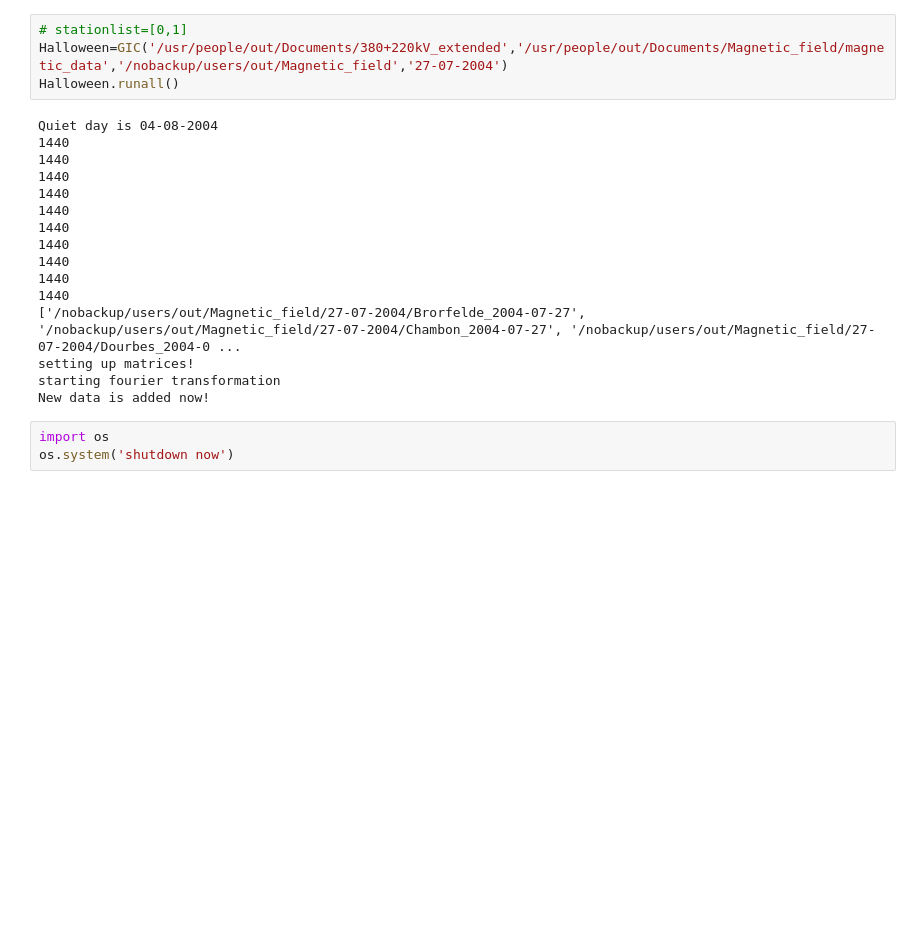
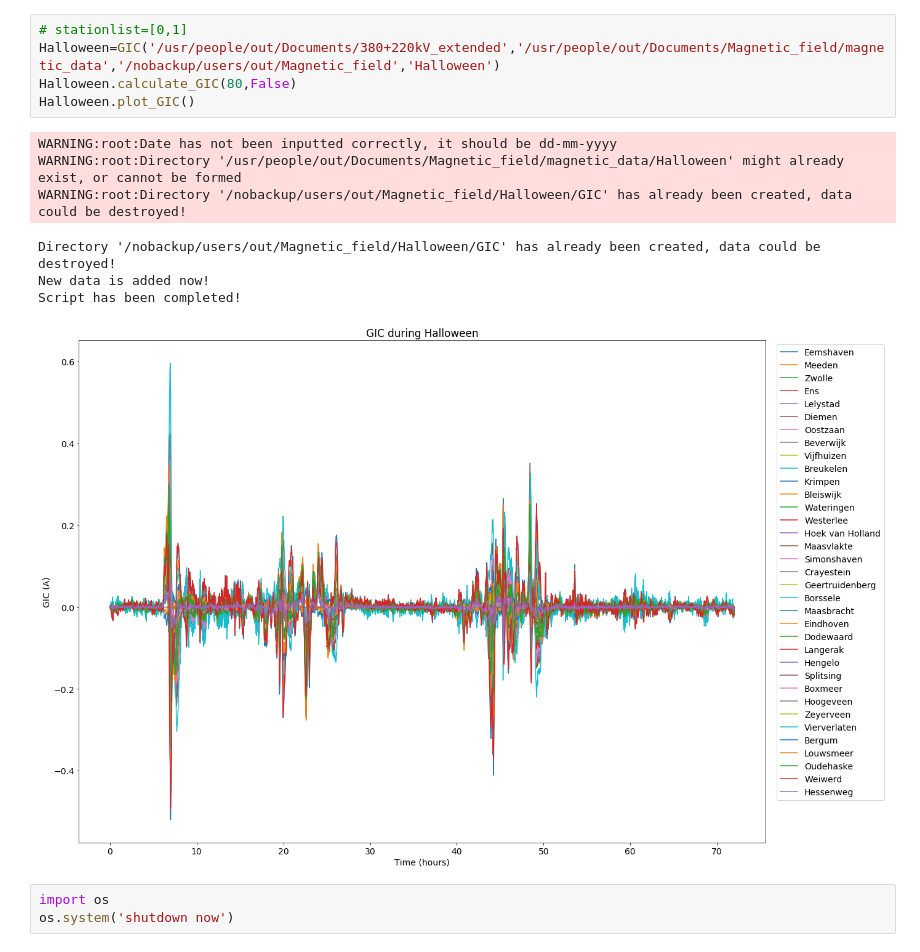
Before and after one commit to outfrenk/Dutch_GIC, a Jupyter notebook: Class_GIC_optimized.ipynb, the cells around one changed output. Drawn from its saved outputs; the diff is of its cells as text; blank space fills up the shorter version.

```diff
--- a/Class_GIC_optimized.ipynb
+++ b/Class_GIC_optimized.ipynb
@@ -1740,23 +1740,16 @@ class GIC:
 # %%
 # stationlist=[0,1]
-Halloween=GIC('/usr/people/out/Documents/380+220kV_extended','/usr/people/out/Documents/Magnetic_field/magnetic_data','/nobackup/users/out/Magnetic_field','27-07-2004')
-Halloween.runall()
+Halloween=GIC('/usr/people/out/Documents/380+220kV_extended','/usr/people/out/Documents/Magnetic_field/magnetic_data','/nobackup/users/out/Magnetic_field','Halloween')
+Halloween.calculate_GIC(80,False)
+Halloween.plot_GIC()
 # %% [output]
-Quiet day is 04-08-2004
-1440
-1440
-1440
-1440
-1440
-1440
-1440
-1440
-1440
-1440
-['/nobackup/users/out/Magnetic_field/27-07-2004/Brorfelde_2004-07-27', '/nobackup/users/out/Magnetic_field/27-07-2004/Chambon_2004-07-27', '/nobackup/users/out/Magnetic_field/27-07-2004/Dourbes_2004-0 ...
-setting up matrices!
-starting fourier transformation
-New data is added now!
+WARNING:root:Date has not been inputted correctly, it should be dd-mm-yyyy
+WARNING:root:Directory '/usr/people/out/Documents/Magnetic_field/magnetic_data/Halloween' might already exist, or cannot be formed
+WARNING:root:Directory '/nobackup/users/out/Magnetic_field/Halloween/GIC' has already been created, data could be destroyed!
+Directory '/nobackup/users/out/Magnetic_field/Halloween/GIC' has already been created, data could be destroyed!
+New data is added now!
+Script has been completed!
+[figure, added]
 # %%
 import os
 os.system('shutdown now')
```
Also changed, not shown: parts of 1 cell of this notebook, 1 other file.
